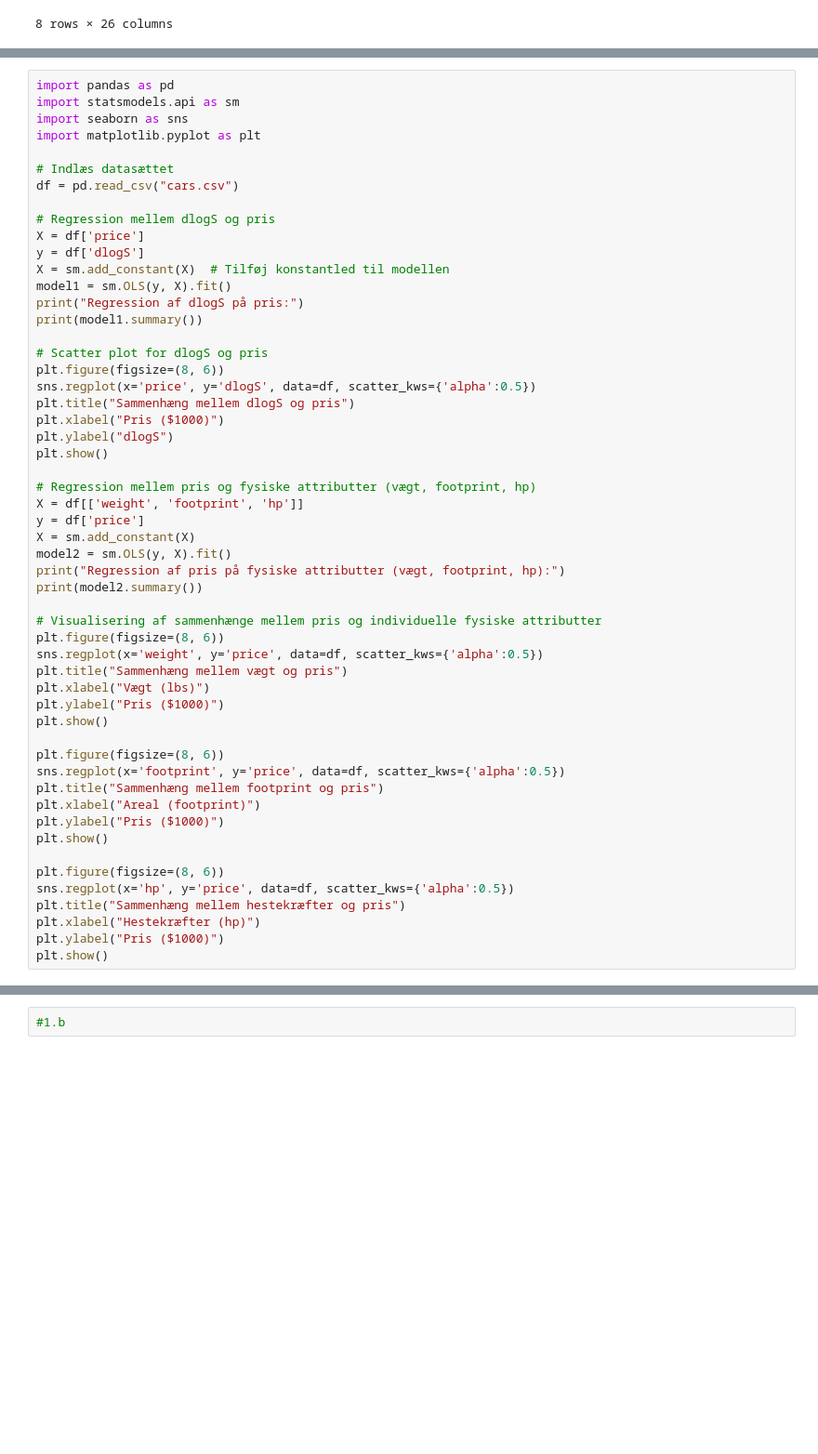
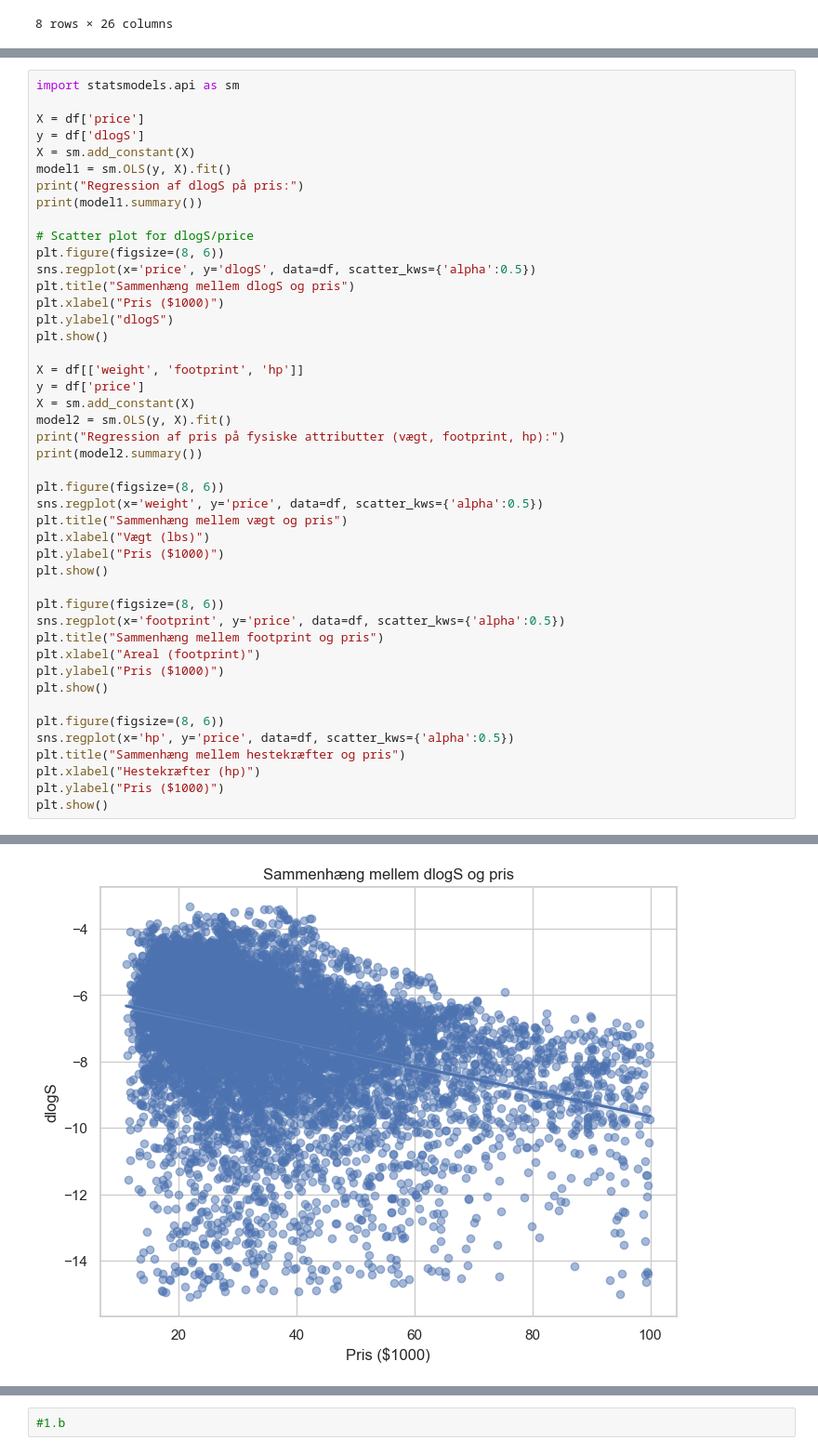
Before and after one commit to Rawlpluks/Afleveringer, a Jupyter notebook: Eksamen/Eksamen.ipynb, the cells around one changed output, grey strips where cells are left out. Shown at 93% size. Drawn from its saved outputs; the diff is of its cells as text; blank space fills up the shorter version.

```diff
--- a/Eksamen/Eksamen.ipynb
+++ b/Eksamen/Eksamen.ipynb
@@ -137,23 +113,16 @@ plt.show()
 [figure]
 [figure]
 # %%
-import pandas as pd
 import statsmodels.api as sm
-import seaborn as sns
-import matplotlib.pyplot as plt
 
-# Indlæs datasættet
-df = pd.read_csv("cars.csv")
-
-# Regression mellem dlogS og pris
 X = df['price']
 y = df['dlogS']
-X = sm.add_constant(X)  # Tilføj konstantled til modellen
+X = sm.add_constant(X)
 model1 = sm.OLS(y, X).fit()
 print("Regression af dlogS på pris:")
 print(model1.summary())
 
-# Scatter plot for dlogS og pris
+# Scatter plot for dlogS/price
 plt.figure(figsize=(8, 6))
 sns.regplot(x='price', y='dlogS', data=df, scatter_kws={'alpha':0.5})
 plt.title("Sammenhæng mellem dlogS og pris")
@@ -161,7 +130,6 @@ plt.xlabel("Pris ($1000)")
 plt.ylabel("dlogS")
 plt.show()
 
-# Regression mellem pris og fysiske attributter (vægt, footprint, hp)
 X = df[['weight', 'footprint', 'hp']]
 y = df['price']
 X = sm.add_constant(X)
@@ -169,7 +137,6 @@ model2 = sm.OLS(y, X).fit()
 print("Regression af pris på fysiske attributter (vægt, footprint, hp):")
 print(model2.summary())
 
-# Visualisering af sammenhænge mellem pris og individuelle fysiske attributter
 plt.figure(figsize=(8, 6))
 sns.regplot(x='weight', y='price', data=df, scatter_kws={'alpha':0.5})
 plt.title("Sammenhæng mellem vægt og pris")
@@ -190,3 +157,4 @@ plt.title("Sammenhæng mellem hestekræfter og pris")
 plt.xlabel("Hestekræfter (hp)")
 plt.ylabel("Pris ($1000)")
 plt.show()
+# %% [output]
@@ -192,0 +178 @@ plt.show()
+[figure, added]
```
Also changed, not shown: parts of 4 cells of this notebook.
